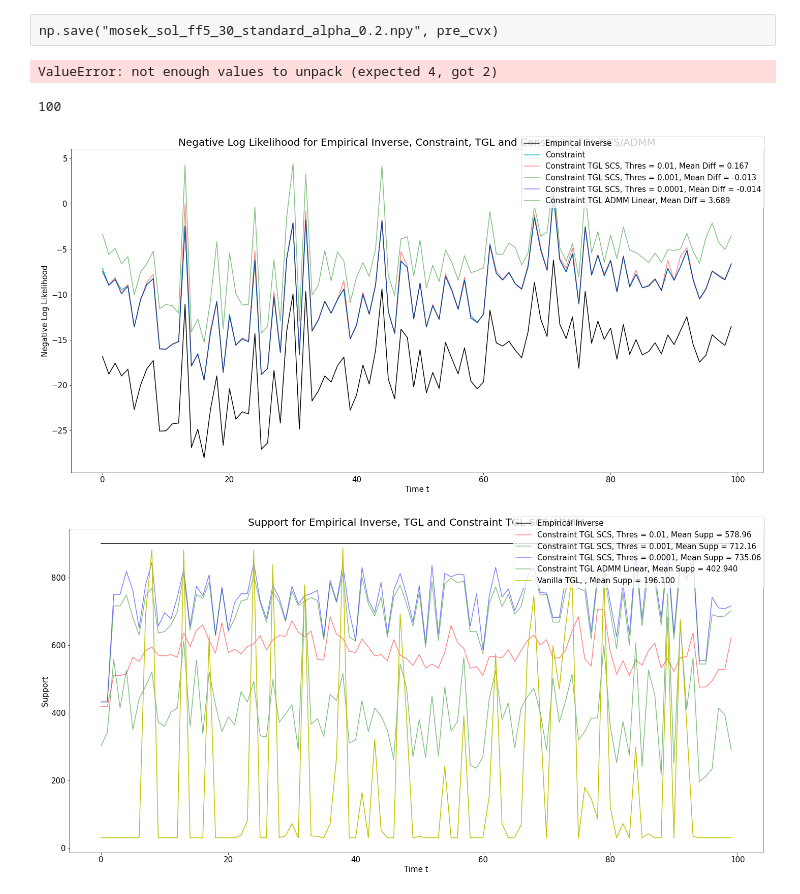
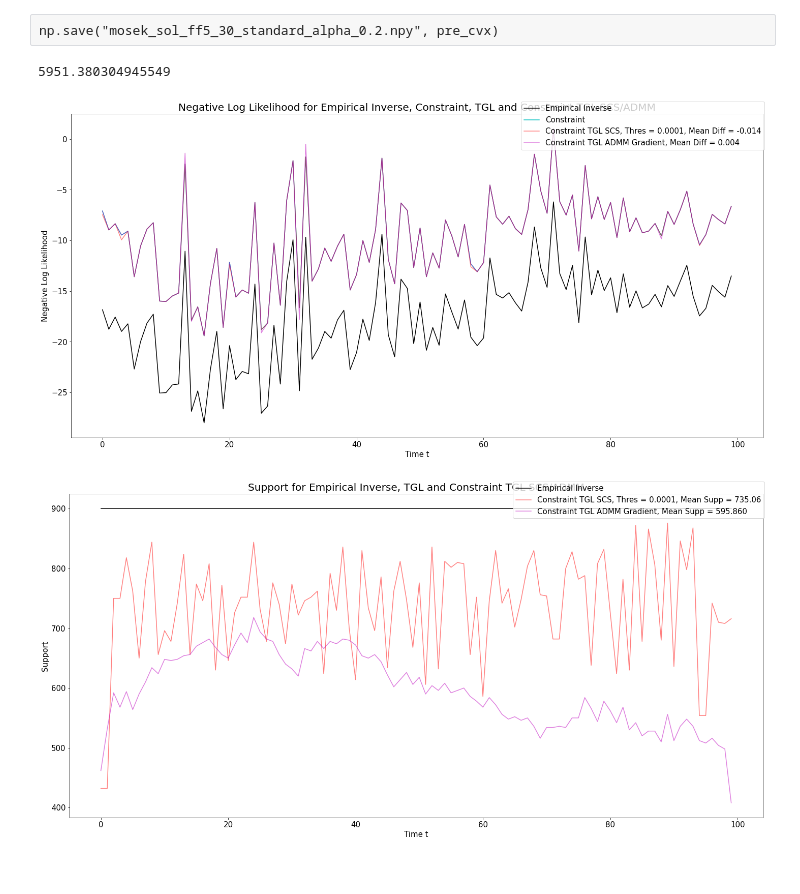
Before and after one commit to atechnicolorskye/post_sum, a Jupyter notebook: regain/equality_constraint_cvxpy_ff5_ip30.ipynb, the cells around one changed output. Cells and saved outputs as stored; diff of their text form; code cells hidden in the pictures.

```diff
--- a/regain/equality_constraint_cvxpy_ff5_ip30.ipynb
+++ b/regain/equality_constraint_cvxpy_ff5_ip30.ipynb
@@ -88,7 +92,7 @@ from regain.covariance import InequalityTimeGraphicalLasso, TimeGraphicalLasso
 res = {}
 for i in [1.]:
     tic = time.perf_counter()
-    tgl = InequalityTimeGraphicalLasso(max_iter=1000, loss='LL', c_level=0.2, c_prox='cvx', rho=1e2, div=i, tol=1e-8, rtol=1e-8, psi="laplacian")
+    tgl = InequalityTimeGraphicalLasso(max_iter=1000, loss='LL', c_level=0.2, c_prox='cvx', rho=1e2, div=i, tol=1e-4, rtol=1e-4, psi="laplacian")
     res[i] = tgl.fit_cov(X_cov).eval_cov_pre()
     toc = time.perf_counter()
     print('Running Time :{}'.format(toc - tic))
@@ -95,7 +104,7 @@ for i in [1.]:
 # %%
 from regain.covariance import InequalityTimeGraphicalLasso, TimeGraphicalLasso
 tic = time.perf_counter()
-tgl = InequalityTimeGraphicalLasso(max_iter=5000, loss='LL', c_level=0.2, c_prox='grad', rho=2e2, theta=0.5, psi="laplacian")
+tgl = InequalityTimeGraphicalLasso(max_iter=10000, loss='LL', c_level=0.2, c_prox='grad', rho=5e3, theta=0.5, psi="laplacian")
 emp_inv_score_grad, baseline_score_grad, fit_score_grad, pre_grad = tgl.fit_cov(X_cov).eval_cov_pre()
 toc = time.perf_counter()
 print('Running Time :{}'.format(toc - tic))
@@ -116,20 +130,20 @@ from regain.norm import l1_od_norm
 from regain.validation import check_norm_prox
 psi, prox_psi, psi_node_penalty = check_norm_prox(tgl.psi)
 
-def penalty_objective(Z_0, Z_1, Z_2, psi):
+def penalty_objective(Z_0, Z_1, Z_2, psi, theta):
     """Penalty-only objective function for time-varying graphical LASSO."""
-    return sum(map(l1_od_norm, Z_0)) + sum(map(psi, Z_2 - Z_1))
+    return theta * sum(map(l1_od_norm, Z_0)) + (1 - theta) * sum(map(psi, Z_2 - Z_1))
 
 pre = {}
 fit_score = {}
 # for i in [1e-2, 1e-3, 1e-4, 1e-6]:
-for i in [min_pre_tp]:
+for i in [1e-4]:
     pre[i] = np.array([k * (np.abs(k) >= i) for k in pre_cvx])
     tgl.precision_ = pre[i]
     emp_inv_score, baseline_score, fit_score[i], _ = tgl.eval_cov_pre()
-    print(penalty_objective(pre[i], pre[i][:-1], pre[i][:1], psi))
+    print(penalty_objective(pre[i], pre[i][:-1], pre[i][1:], psi, tgl.theta))
 # %% [output]
-ValueError: not enough values to unpack (expected 4, got 2)
+5951.380304945549
 # %%
 tgl = TimeGraphicalLasso(alpha=1., beta=1., mode='admm', rho=1, tol=1e-4,
             rtol=1e-4, psi='laplacian', max_iter=3000, verbose=False, assume_centered=False,
@@ -174,7 +186,7 @@ fig.patch.set_facecolor('white')
 colors = "rgm"
 color_index = 0
 
-for i in [min_pre_tp]:
+for i in [1e-6]:
 # for i in [1e-2, 1e-3, 1e-4]:
     diff = (pre[i] -  pre_cvx).flatten()
     ax.hist(diff, bins=100, color='r', alpha=0.5,
@@ -186,7 +198,7 @@ for i in [min_pre_tp]:
 diff = (pre_grad -  pre_cvx).flatten()
 ax.hist(diff, bins=100, color='m', alpha=0.2,
         label=r'Constraint TGL ADMM Gradient')
-diff = (pre_tp -  pre_cvx).flatten()
+diff = (pre_tp_thres[1e-6] -  pre_cvx).flatten()
 ax.hist(diff, bins=100, color='g', alpha=0.2,
         label=r'Constraint TGL ADMM Linear')
 # diff = (pre_ -  pre_cvx).flatten()
@@ -198,7 +210,7 @@ ax.set_ylabel('Counts', fontsize=15)
 ax.set_xlabel('Values', fontsize=15)
 major_loc = MultipleLocator(base=0.1)
 ax.xaxis.set_major_locator(major_loc)
-ax.set_xlim((-1, 1))
+ax.set_xlim((-2, 2))
 # ax.tick_params(axis='both', which='major', labelsize=15)
 ax.set_title(r'Difference in Precisions for TGL and Constraint TGL SCS/ADMM', fontsize=20)
 plt.tight_layout()
@@ -214,11 +224,11 @@ plt.rcParams["axes.prop_cycle"] = plt.cycler("color", plt.cm.tab20.colors)
 
 ax.plot(range(X_cov.shape[-1]), res[1][0], color='k', label=r'Empirical Inverse')
 ax.plot(range(X_cov.shape[-1]), res[1][1], color='c', label=r'Constraint')
-# for i in [min_pre_tp]:
-for i in [1e-2, 1e-3, 1e-4]:
+for i in [1e-4]:
+# for i in [1e-2, 1e-3, 1e-4]:
     mean_diff = np.mean(np.array(fit_score[i]) - baseline_score)
-#     ax.plot(range(X_cov.shape[-1]), fit_score[i], color='r', alpha=0.5,
-    ax.plot(range(X_cov.shape[-1]), fit_score[i], color=colors[color_index], alpha=0.5,
+    ax.plot(range(X_cov.shape[-1]), fit_score[i], color='r', alpha=0.5,
+#     ax.plot(range(X_cov.shape[-1]), fit_score[i], color=colors[color_index], alpha=0.5,
             label=r'Constraint TGL SCS, Thres = {}, Mean Diff = {:.3f}'.format(i, mean_diff))
     color_index += 1
 # # for i in [2.]:
@@ -228,15 +238,15 @@ for i in [1e-2, 1e-3, 1e-4]:
 # # mean_diff = np.mean(np.array(fit_score_diff) - baseline_score)
 # # ax.plot(range(n_time), fit_score_diff, alpha=0.5,
 # #         label=r'Constraint TGL ADMM Difference, Mean Diff = {:.3f}'.format(mean_diff))
-# mean_diff = np.mean(np.array(fit_score_grad) - baseline_score_grad)
-# ax.plot(range(X_cov.shape[-1]), fit_score_grad, alpha=0.5, color='m',
-#         label=r'Constraint TGL ADMM Gradient, Mean Diff = {:.3f}'.format(mean_diff))
-mean_diff = np.mean(np.array(fit_score_tp) - baseline_score_tp)
-print(np.sum((np.array(fit_score_tp) - baseline_score_tp) > 0.01))
-ax.plot(range(X_cov.shape[-1]), fit_score_tp, alpha=0.5, color='g',
-        label=r'Constraint TGL ADMM Linear, Mean Diff = {:.3f}'.format(mean_diff))
+mean_diff = np.mean(np.array(fit_score_grad) - baseline_score_grad)
+ax.plot(range(X_cov.shape[-1]), fit_score_grad, alpha=0.5, color='m',
+        label=r'Constraint TGL ADMM Gradient, Mean Diff = {:.3f}'.format(mean_diff))
+# mean_diff = np.mean(np.array(fit_score_tp) - baseline_score_tp)
+# # mean_diff = np.mean(np.array(fit_score_tp_thres[1e-2]) - baseline_score_tp)
+# ax.plot(range(X_cov.shape[-1]), fit_score_tp, alpha=0.5, color='g',
+# # ax.plot(range(X_cov.shape[-1]), fit_score_tp_thres[1e-2], alpha=0.5, color='g',
+#         label=r'Constraint TGL ADMM Linear, Mean Diff = {:.3f}'.format(mean_diff))
 # mean_diff = np.mean(np.array(fit_score_) - res[1][1])
-# print(np.sum((np.array(fit_score_) - res[1][1]) > 0.01))
 # ax.plot(range(X_cov.shape[-1]), fit_score_, color='y', label=r'Vanilla TGL, Mean Diff = {:.3f}'.format(mean_diff))
 
 fig.legend(fontsize=15)
@@ -249,51 +259,51 @@ plt.tight_layout()
 # plt.savefig('diff_like_{}_{}_admm_taylor.pdf'.format(dim_X, dim_fac))
 # plt.savefig('diff_like_{}_{}_scs.pdf'.format(dim_X, dim_fac))
 # %% [output]
-100
-[figure, old version]
+[figure, new version]
 # %%
 fig, ax = plt.subplots(figsize=(20, 10))
 fig.patch.set_facecolor('white')
 colors = "rgb"
 color_index = 0
 
 ax.plot(range(X_cov.shape[-1]), [sum(sum(abs(tgl.emp_inv[k]) > 0)) for k in range(X_cov.shape[-1])],
         color='k', label=r'Empirical Inverse')
 # for i in [min_pre_tp]:
-for i in [1e-2, 1e-3, 1e-4]:
+for i in [1e-4]:
     supp = [sum(sum(abs(pre[i][t]) > 0)) for t in range(X_cov.shape[-1])]
     mean_supp = np.mean(supp)
-#     ax.plot(range(X_cov.shape[-1]), supp, color='r', alpha=0.5,
-    ax.plot(range(X_cov.shape[-1]), supp, color=colors[color_index], alpha=0.5,
+    ax.plot(range(X_cov.shape[-1]), supp, color='r', alpha=0.5,
+#     ax.plot(range(X_cov.shape[-1]), supp, color=colors[color_index], alpha=0.5,
             label=r'Constraint TGL SCS, Thres = {}, Mean Supp = {}'.format(i, mean_supp))
     color_index += 1
 # # for i in [2.]:
 # #     supp = [sum(sum(abs(res[i][3][t]) > 0)) for t in range(X_cov.shape[-1])]
 # #     mean_supp = np.mean(supp)
 # #     ax.plot(range(X_cov.shape[-1]), supp, color='g', alpha=0.5,
 # #             label=r'Constraint TGL ADMM CVX, Div = {}, Mean Supp = {:.3f}'.format(i, mean_supp))
-# supp = [sum(sum(abs(pre_grad[t]) > 0)) for t in range(X_cov.shape[-1])]
-# ax.plot(range(X_cov.shape[-1]), supp, color='m', alpha=0.5,
-#         label=r'Constraint TGL ADMM Gradient, Mean Supp = {:.3f}'.format(np.mean(supp)))
-supp = [sum(sum(abs(pre_tp[t]) > 0)) for t in range(X_cov.shape[-1])]
-ax.plot(range(X_cov.shape[-1]), supp, color='g', alpha=0.5,
-        label=r'Constraint TGL ADMM Linear, Mean Supp = {:.3f}'.format(np.mean(supp)))
-supp = [sum(sum(abs(pre_[t]) > 0)) for t in range(X_cov.shape[-1])]
-ax.plot(range(X_cov.shape[-1]), [sum(sum(abs(pre_[k]) > 0)) for k in range(X_cov.shape[-1])],
-        color='y', label=r'Vanilla TGL, , Mean Supp = {:.3f}'.format(np.mean(supp)))
+supp = [sum(sum(abs(pre_grad[t]) > 0)) for t in range(X_cov.shape[-1])]
+ax.plot(range(X_cov.shape[-1]), supp, color='m', alpha=0.5,
+        label=r'Constraint TGL ADMM Gradient, Mean Supp = {:.3f}'.format(np.mean(supp)))
+# # supp = [sum(sum(abs(pre_tp_thres[1e-4][t]) > 0)) for t in range(X_cov.shape[-1])]
+# supp = [sum(sum(abs(pre_tp[t]) > 0)) for t in range(X_cov.shape[-1])]
+# ax.plot(range(X_cov.shape[-1]), supp, color='g', alpha=0.5,
+#         label=r'Constraint TGL ADMM Linear, Mean Supp = {:.3f}'.format(np.mean(supp)))
+# supp = [sum(sum(abs(pre_[t]) > 0)) for t in range(X_cov.shape[-1])]
+# ax.plot(range(X_cov.shape[-1]), [sum(sum(abs(pre_[k]) > 0)) for k in range(X_cov.shape[-1])],
+#         color='y', label=r'Vanilla TGL, , Mean Supp = {:.3f}'.format(np.mean(supp)))
 
 
 fig.legend(fontsize=15)
 ax.set_ylabel('Support', fontsize=15)
 ax.tick_params(axis='both', which='major', labelsize=15)
 ax.set_xlabel('Time t', fontsize=15)
 ax.set_title(r'Support for Empirical Inverse, TGL and Constraint TGL SCS/ADMM', fontsize=20)
 # ax.set_title(r'Support for Empirical Inverse, TGL and Constraint TGL SCS', fontsize=20)
 plt.tight_layout()
 # plt.savefig('diff_supp_{}_{}_admm_taylor.pdf'.format(dim_X, dim_fac))
 # plt.savefig('diff_supp_{}_{}_scs.pdf'.format(dim_X, dim_fac))
 # %% [output]
-[figure, old version]
+[figure, new version]
 # %%
 fig, ax = plt.subplots(figsize=(20, 10))
 fig.patch.set_facecolor('white')
```
Also changed, not shown: parts of 7 cells of this notebook, 4 other files.
